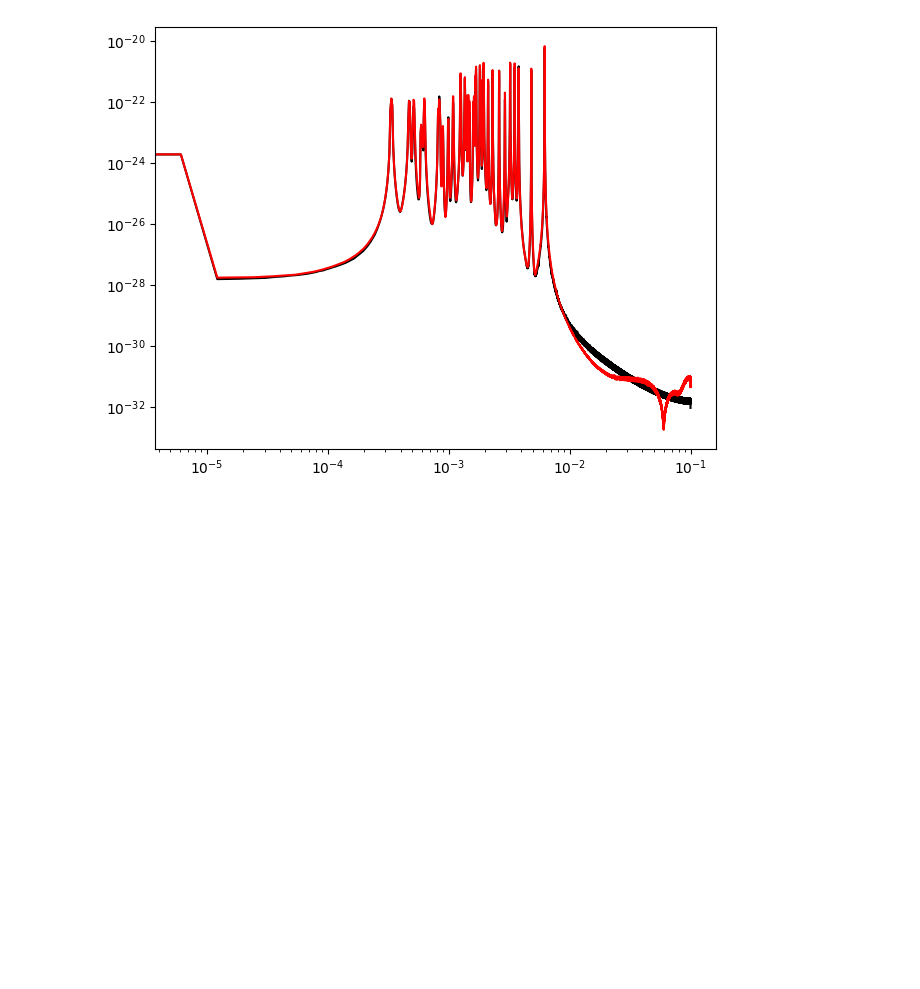
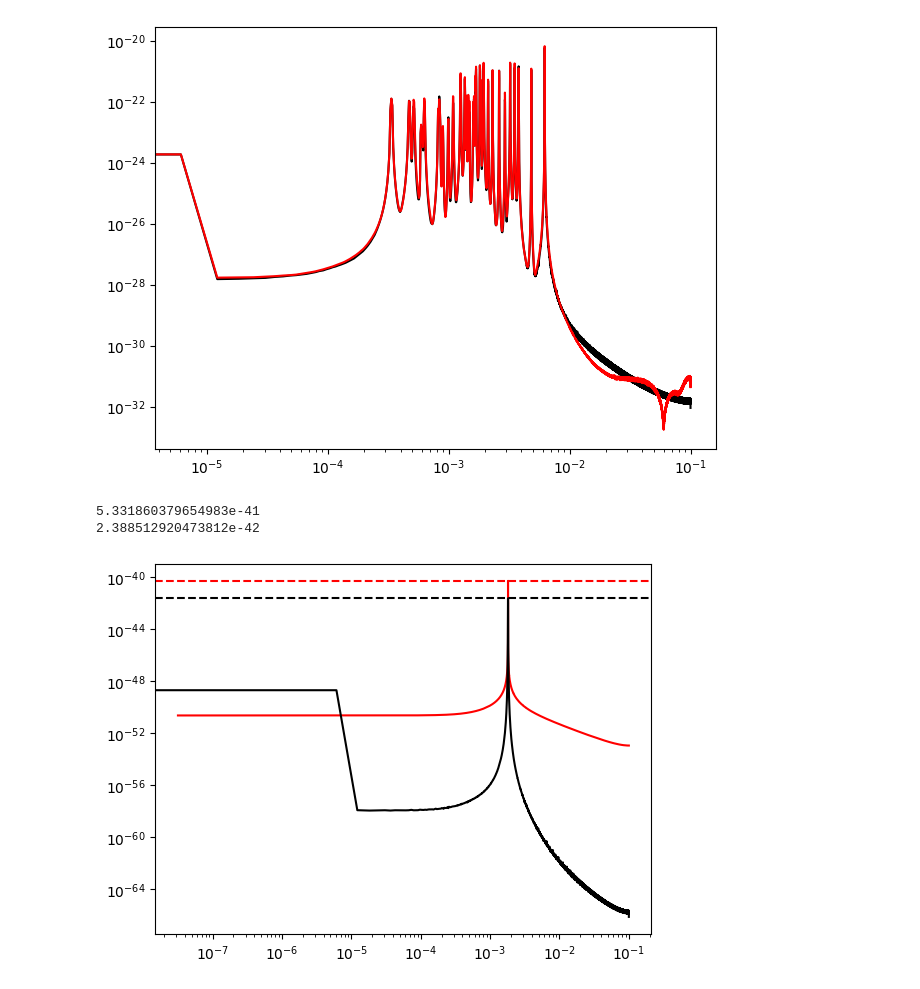
Before and after one commit to jiulipu123/For-Li_wt, a Jupyter notebook: TDI.ipynb, the cells around one changed output. Cells and saved outputs as stored; diff of their text form; code cells hidden in the pictures; blank space fills up the shorter version.

```diff
--- a/TDI.ipynb
+++ b/TDI.ipynb
@@ -524,3 +525,55 @@ def validate_short_time_segment(obs_data,vgb_data,days=days):
 Pxx_comp,Pxx_act=validate_short_time_segment(obs_data=obs_data,vgb_data=vgb_data,days=days)
 # %% [output]
 [figure]
+# %%
+#使用周期图和signal.welch方法判断单个信号峰值差距
+
+signal_model=Bayesianlikelihood(params_data,obs_data,orbit_file_path)
+h_t=np.real(signal_model.calculate_TDI())
+
+'''周期图'''
+N=len(obs_data['obs_time'])
+dt=obs_data['obs_dt']
+df=1/(N*dt)
+h_f=np.fft.fft(h_t)*dt
+freqs=np.fft.fftfreq(N,dt)
+mask=(freqs>0)
+pos_freqs=freqs[mask]
+pos_h_f=h_f[mask]
+Pxx=np.abs(pos_h_f)**2*df
+
+'''signal.welch'''
+nperseg=8192*4
+noverlap=nperseg//2
+fs=1/dt
+freqs_welch,Pxx_welch=signal.welch(
+        h_t,
+        fs=fs,
+        window='hann',
+        nperseg=nperseg,
+        noverlap=noverlap,
+        detrend='constant',
+        scaling='density',
+        average='median',
+        )
+
+plt.loglog(pos_freqs,Pxx,'r')
+plt.loglog(freqs_welch,Pxx_welch,'black')
+fre=params_data['frequency']
+#plt.axvline(x=fre,color='yellow',linestyle='--')
+'''查找两者对比的峰值大小对比'''
+peak_Pxx=np.max(Pxx)
+idx_Pxx=np.argmax(Pxx)
+peak_freq=pos_freqs[idx_Pxx]
+
+peak_Pxx_welch=np.max(Pxx_welch)
+idx_welch=np.argmax(Pxx_welch)
+peak_freq_welch=freqs_welch[idx_welch]
+plt.axhline(y=peak_Pxx,color='red',linestyle='--')
+plt.axhline(y=peak_Pxx_welch,color='black',linestyle='--')
+print(peak_Pxx)
+print(peak_Pxx_welch)
+# %% [output]
+5.331860379654983e-41
+2.388512920473812e-42
+[figure, added]
```
Also changed, not shown: parts of 1 cell of this notebook.
